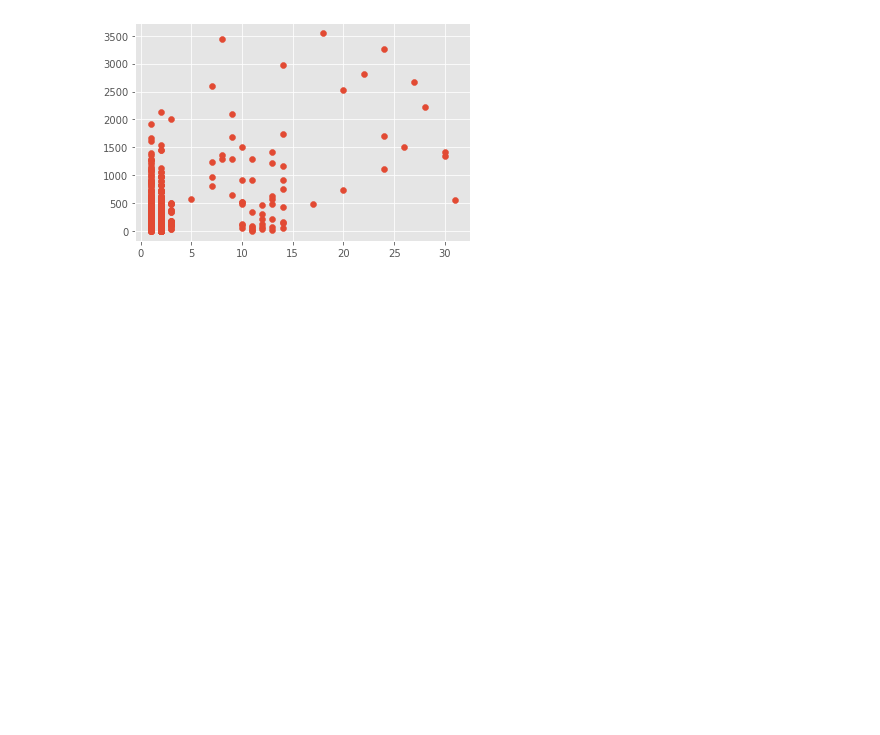
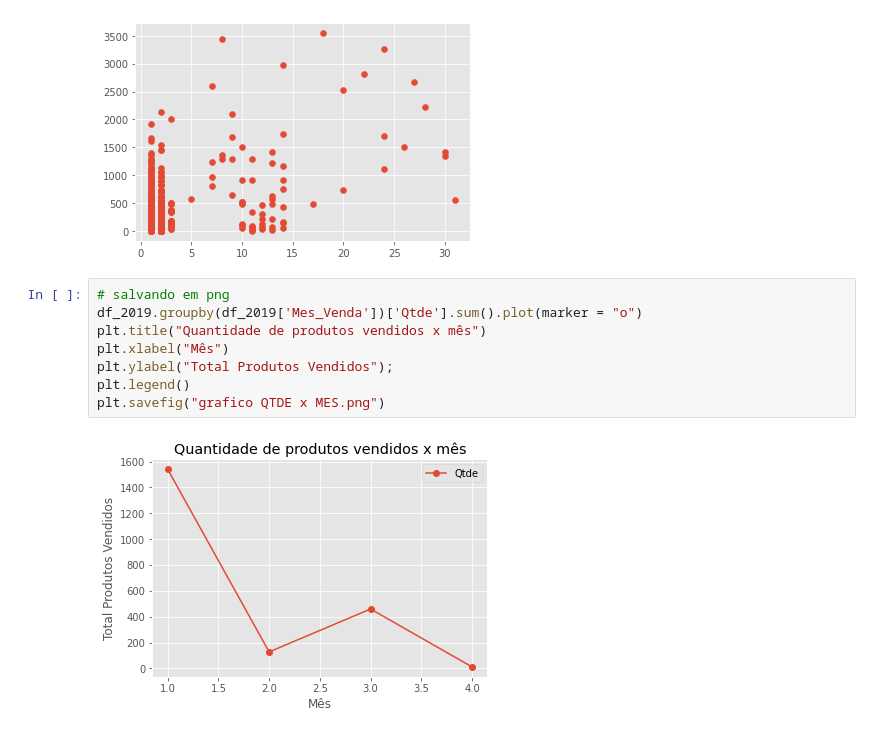
Before and after one commit to ViFLara/Statistics-and-Machine-Learning, a Jupyter notebook: Aula2_pandas.ipynb, the cells around one changed output. Cells and saved outputs as stored; diff of their text form; blank space fills up the shorter version.

```diff
--- a/Aula2_pandas.ipynb
+++ b/Aula2_pandas.ipynb
@@ -399,3 +399,13 @@ plt.hist(df['Qtde'], color="orange");
 plt.scatter(x=df_2019['Dia_Venda'], y = df_2019['Receita']);
 # %% [output]
 [figure]
+# %%
+# salvando em png
+df_2019.groupby(df_2019['Mes_Venda'])['Qtde'].sum().plot(marker = "o")
+plt.title("Quantidade de produtos vendidos x mês")
+plt.xlabel("Mês")
+plt.ylabel("Total Produtos Vendidos");
+plt.legend()
+plt.savefig("grafico QTDE x MES.png")
+# %% [output]
+[figure, added]
```
